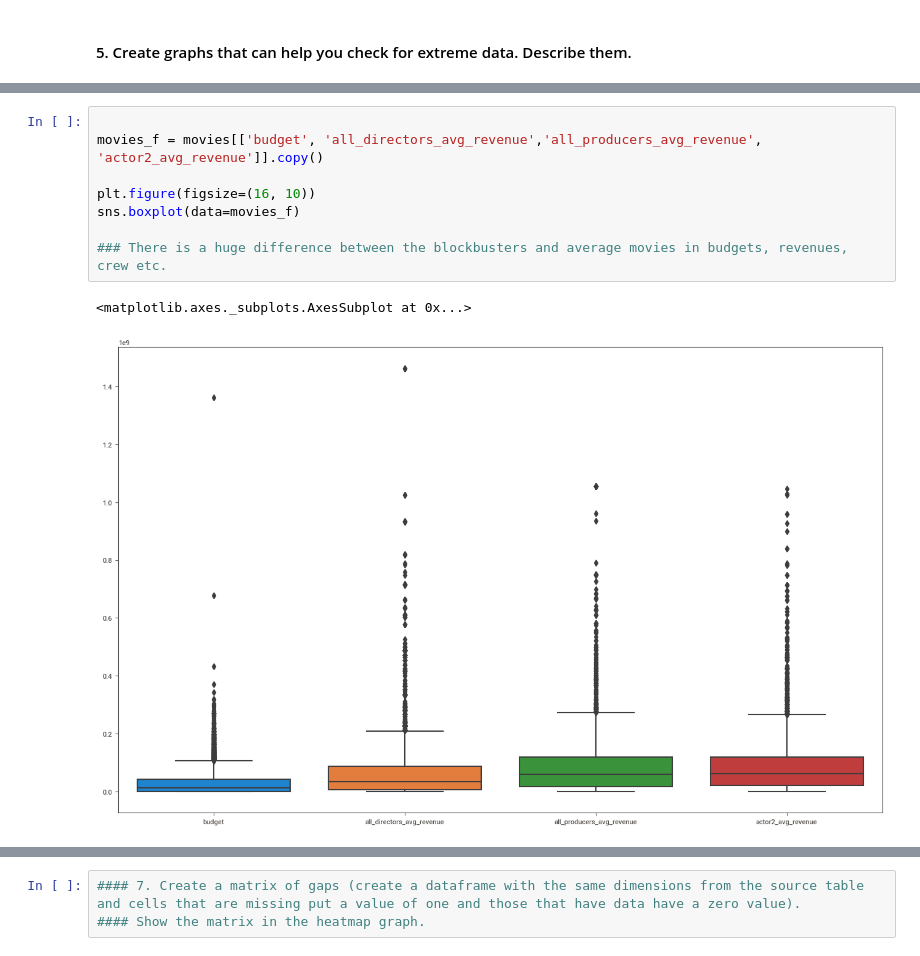
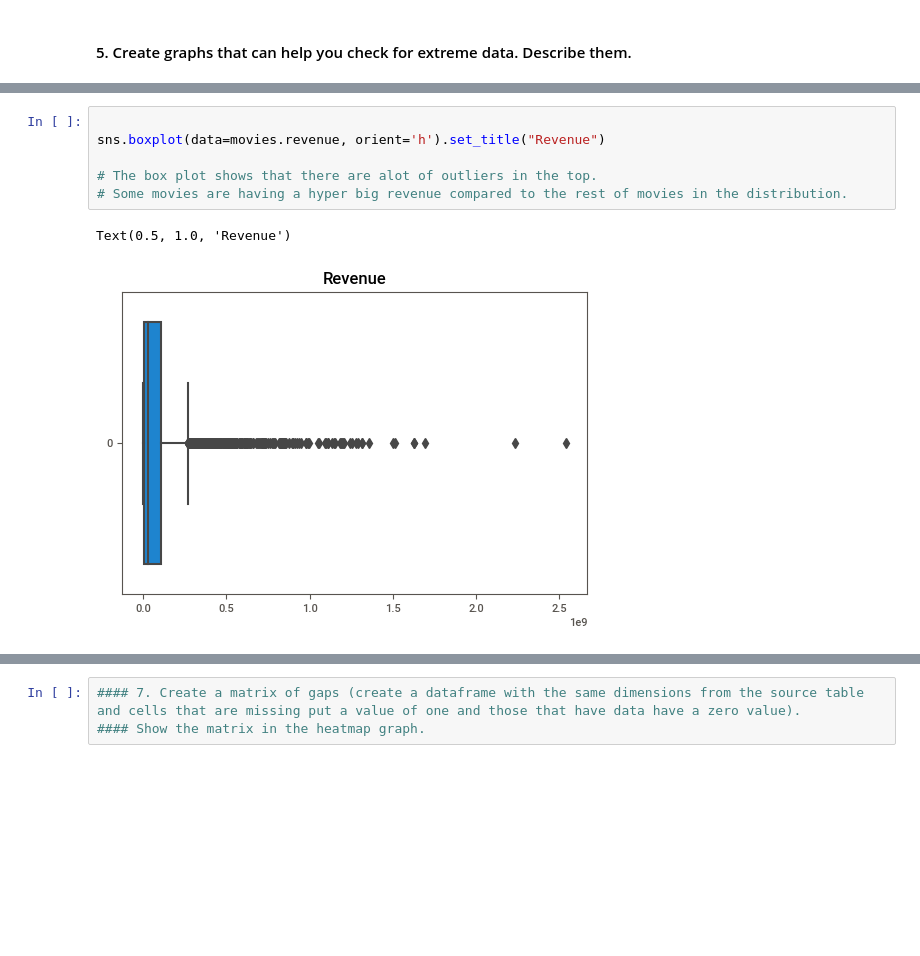
Before and after one commit to yurytsa/DataScience, a Jupyter notebook: stats/Statistics_excercise/Excercise_4.ipynb, the cells around one changed output, grey strips where cells are left out. Drawn from its saved outputs; the diff is of its cells as text; blank space fills up the shorter version.

```diff
--- a/stats/Statistics_excercise/Excercise_4.ipynb
+++ b/stats/Statistics_excercise/Excercise_4.ipynb
@@ -243,11 +293,9 @@ boxplot = movies.boxplot()
-# %%
-
-movies_f = movies[['budget', 'all_directors_avg_revenue','all_producers_avg_revenue', 'actor2_avg_revenue']].copy()
-
-plt.figure(figsize=(16, 10))
-sns.boxplot(data=movies_f)
-
-### There is a huge difference between the blockbusters and average movies in budgets, revenues, crew etc.
-# %% [output]
-<matplotlib.axes._subplots.AxesSubplot at 0x...>
-[figure, removed]
+# %%
+
+sns.boxplot(data=movies.revenue, orient='h').set_title("Revenue")
+
+# The box plot shows that there are alot of outliers in the top.
+# Some movies are having a hyper big revenue compared to the rest of movies in the distribution.
+# %% [output]
+Text(0.5, 1.0, 'Revenue')
+[figure, added]
```
Also changed, not shown: parts of 23 cells of this notebook, 6 other files.
